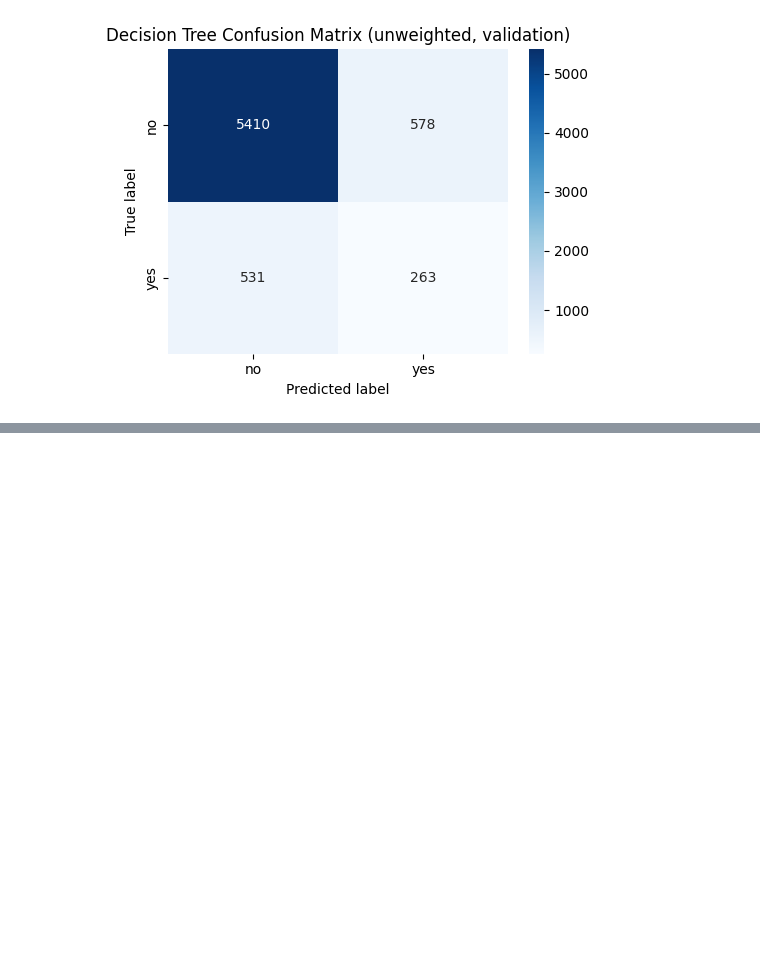
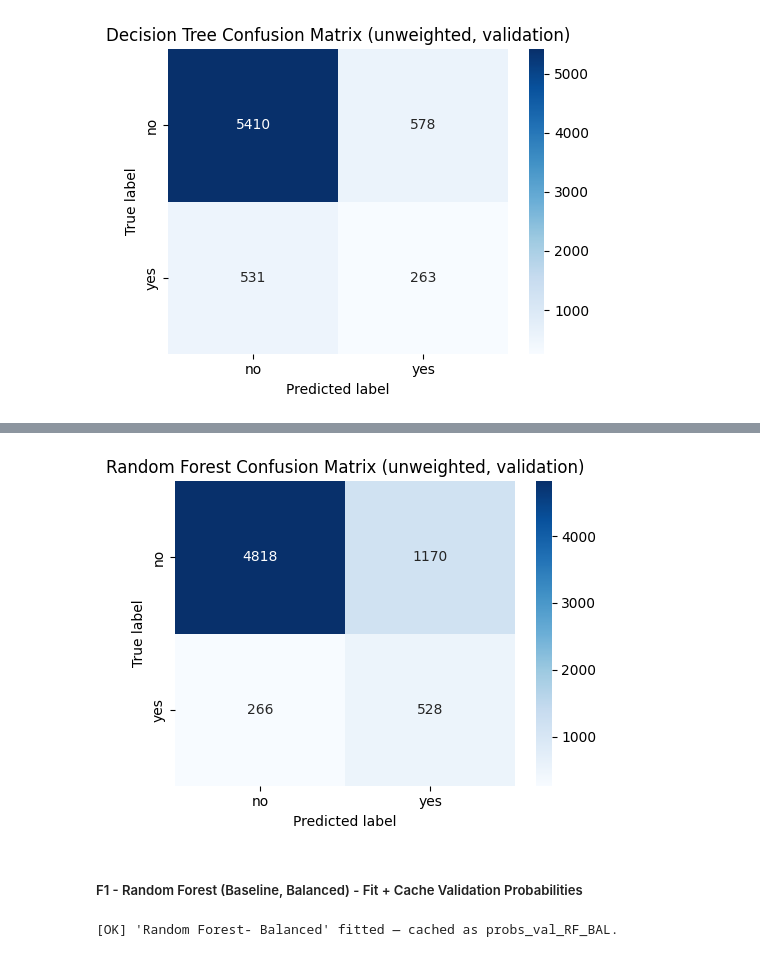
Before and after one commit to SuperDataScience-Community-Projects/SDS-CP038-banktermpredict, a Jupyter notebook: beginner/submissions/team-members/Mahtab/data-analysis.ipynb, the cells around one changed output, grey strips where cells are left out. Drawn from its saved outputs; the diff is of its cells as text; code cells hidden in the pictures; blank space fills up the shorter version.

```diff
--- a/beginner/submissions/team-members/Mahtab/data-analysis.ipynb
+++ b/beginner/submissions/team-members/Mahtab/data-analysis.ipynb
@@ -1619,0 +1927,45 @@ plt.show()
+# %%
+Model_Tag = "RF_UNW"
+
+probs = globals()[f"probs_val_{Model_Tag}"]
+thresh = globals()[f"THRESH_{Model_Tag.upper()}"]
+y_val_b = np.array(Y_val, dtype=int)
+y_pred = (probs >= thresh).astype(int)
+
+# Confusion matrix
+cm = confusion_matrix(y_val_b, y_pred)
+labels = ['no', 'yes']
+
+# Plot confusion matrix
+plt.figure(figsize=(5,4))
+sns.heatmap(cm, annot=True, fmt="d", cmap="Blues",
+            xticklabels=labels, yticklabels=labels)
+plt.xlabel("Predicted label")
+plt.ylabel("True label")
+plt.title("Random Forest Confusion Matrix (unweighted, validation)")
+plt.tight_layout()
+plt.show()
+# %% [output]
+[figure, added]
+# %% [markdown]
+##### F1 - Random Forest (Baseline, Balanced) - Fit + Cache Validation Probabilities
+# %%
+Model_Name = 'Random Forest- Balanced'
+Model_Tag = 'RF_BAL'
+
+model_rf_bal = RandomForestClassifier(n_estimators=100, # Number of trees in the forest
+                                     random_state=42,
+                                     class_weight='balanced'
+                                    )
+# Safety Checks
+assert 'X_train_final' in globals() and 'X_val_final' in globals(), "Preprocessing/split missing."
+assert X_train_final.shape[0] == len(Y_train) and X_val_final.shape[0] == len(Y_val), "Shape mismatch."
+
+model_rf_bal.fit(X_train_final, Y_train)
+
+probs_val = model_rf_bal.predict_proba(X_val_final)[:, 1]
+globals()[f"probs_val_{Model_Tag}"] = probs_val
+globals()[f"model_{Model_Tag}"] = model_rf_bal
+print(f"[OK] '{Model_Name}' fitted — cached as probs_val_{Model_Tag}.")
+# %% [output]
+[OK] 'Random Forest- Balanced' fitted — cached as probs_val_RF_BAL.
```
Also changed, not shown: parts of 41 cells of this notebook.
